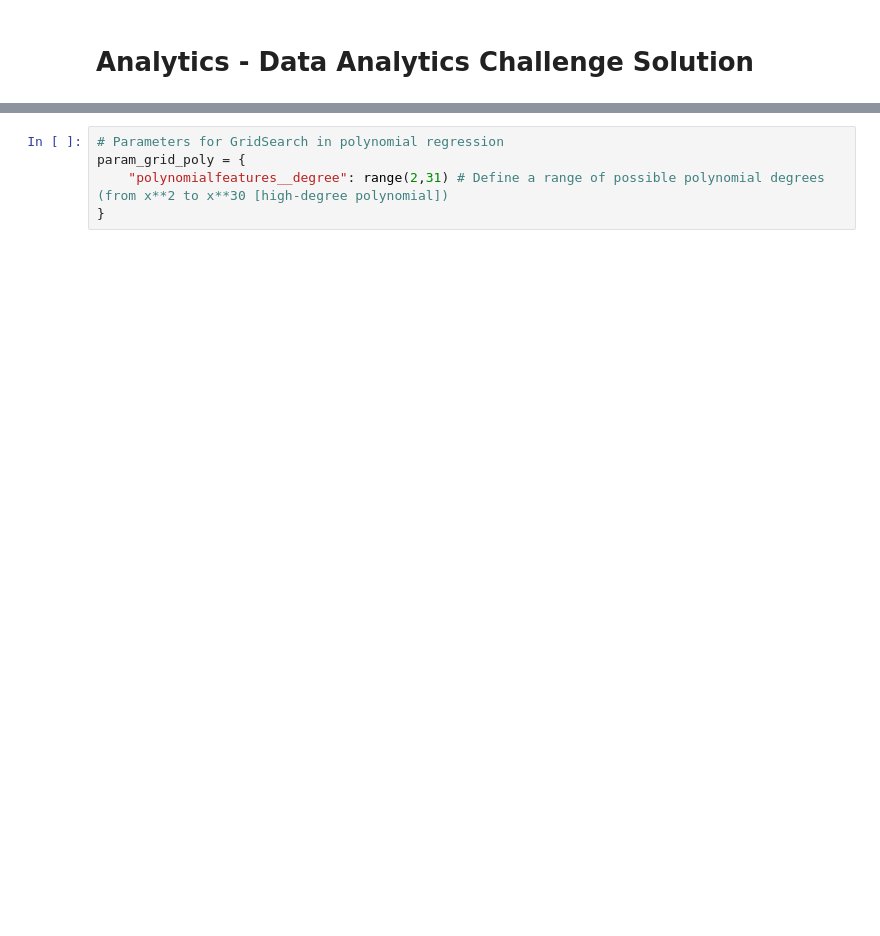
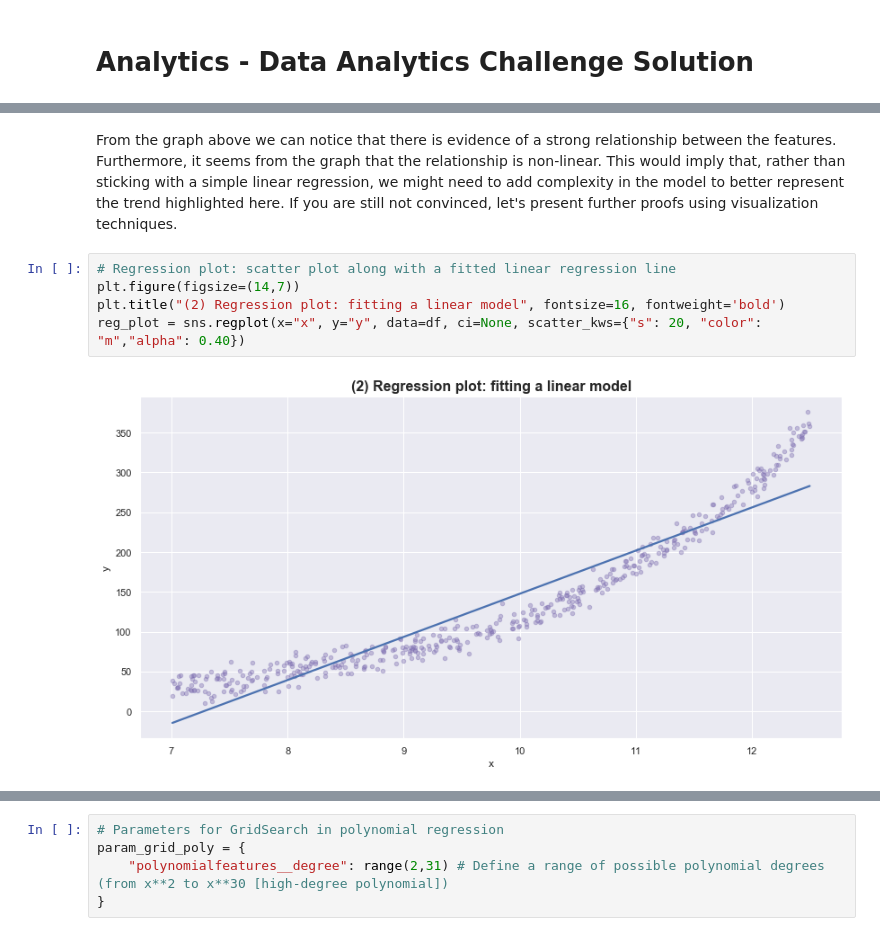
Before and after one commit to Travaz/supermercato24, a Jupyter notebook: analytics.ipynb, the cells around one changed output, grey strips where cells are left out. Drawn from its saved outputs; the diff is of its cells as text; blank space fills up the shorter version.

```diff
--- a/analytics.ipynb
+++ b/analytics.ipynb
@@ -210,0 +154,9 @@ from sklearn.model_selection import GridSearchCV
+# %% [markdown]
+From the graph above we can notice that there is evidence of a strong relationship between the features. Furthermore, it seems from the graph that the relationship is non-linear. This would imply that, rather than sticking with a simple linear regression, we might need to add complexity in the model to better represent the trend highlighted here. If you are still not convinced, let's present further proofs using visualization techniques.
+# %%
+# Regression plot: scatter plot along with a fitted linear regression line
+plt.figure(figsize=(14,7))
+plt.title("(2) Regression plot: fitting a linear model", fontsize=16, fontweight='bold')
+reg_plot = sns.regplot(x="x", y="y", data=df, ci=None, scatter_kws={"s": 20, "color": "m","alpha": 0.40})
+# %% [output]
+[figure, added]
```
Also changed, not shown: parts of 110 cells of this notebook, 4 other files.
